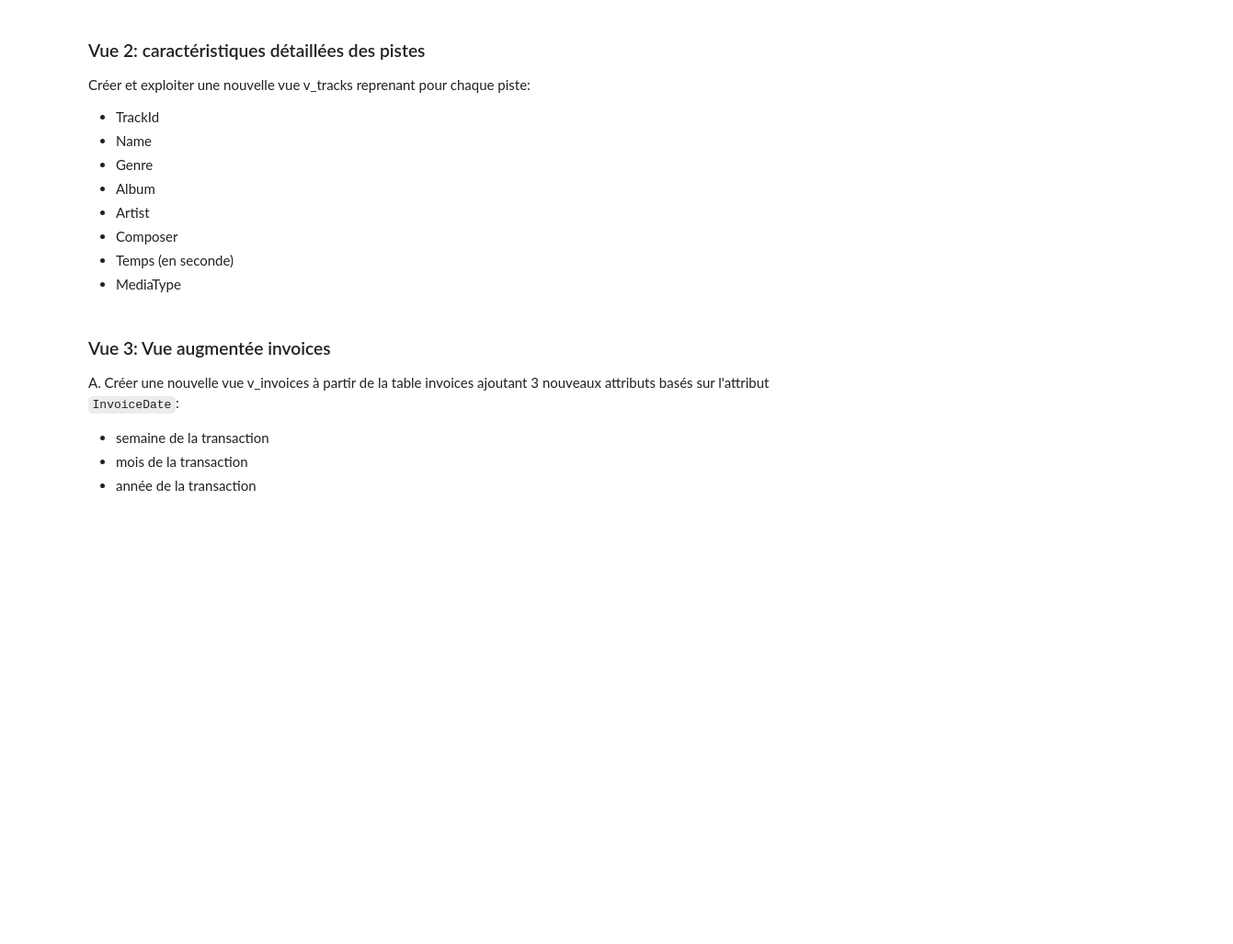
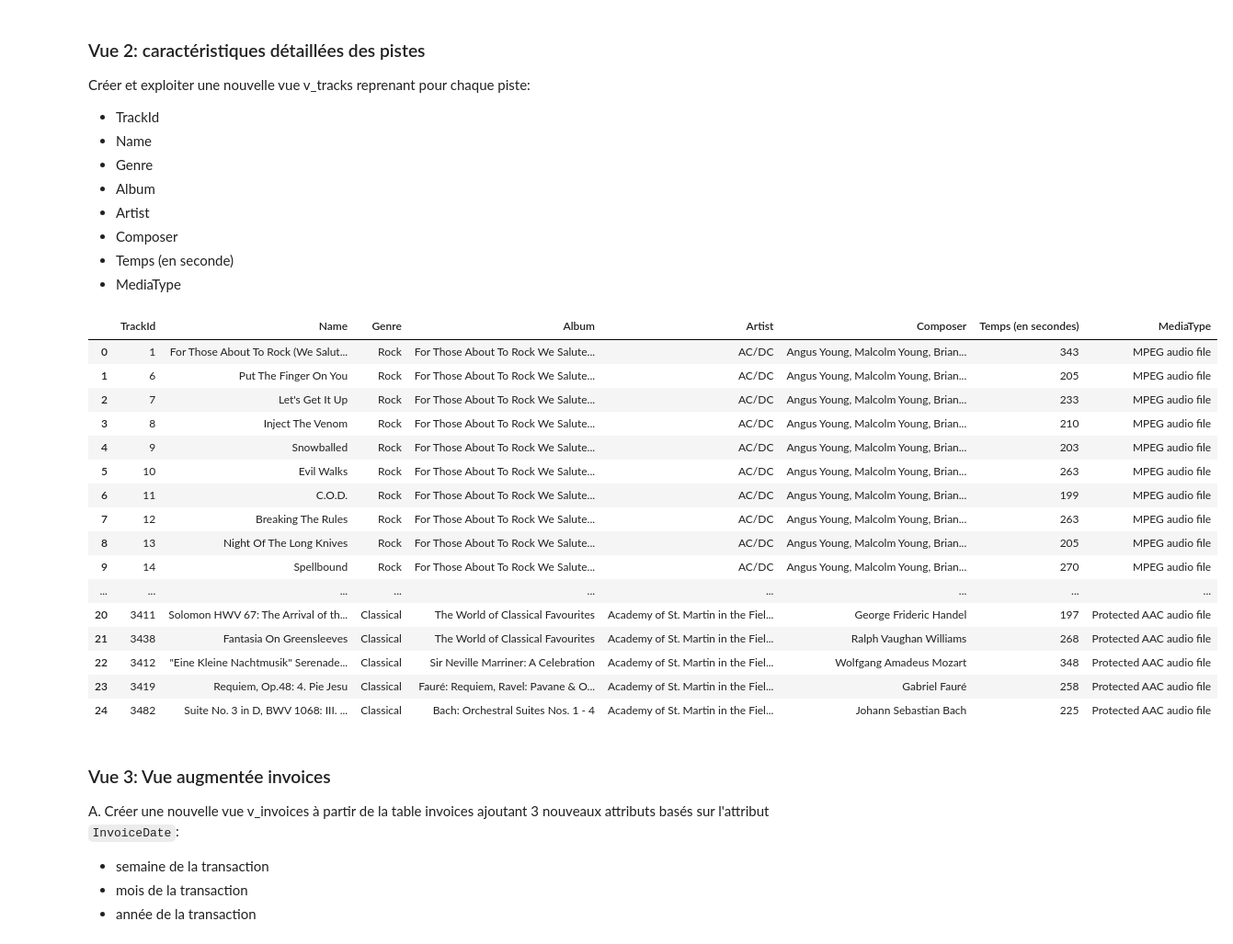
Before and after one commit to joris-devdata/digital-music-store, a Jupyter notebook: p2-vues-sql.ipynb, the cells around one changed output. Shown at 92% size. Cells and saved outputs as stored; diff of their text form; code cells hidden in the pictures; blank space fills up the shorter version.

```diff
--- a/p2-vues-sql.ipynb
+++ b/p2-vues-sql.ipynb
@@ -159,3 +260,25 @@ Créer et exploiter une nouvelle vue v_tracks reprenant pour chaque piste:
+# %%
+# Utilisation de la vue v_tracks
+albums = pd.read_sql_query("SELECT * FROM v_tracks LIMIT 25;", conn)
+albums.head(25)
+# %% [output]
+|  | TrackId | Name | Genre | Album | Artist | Composer | Temps (en secondes) | MediaType |
+| 0 | 1 | For Those About To Rock (We Salut... | Rock | For Those About To Rock We Salute... | AC/DC | Angus Young, Malcolm Young, Brian... | 343 | MPEG audio file |
+| 1 | 6 | Put The Finger On You | Rock | For Those About To Rock We Salute... | AC/DC | Angus Young, Malcolm Young, Brian... | 205 | MPEG audio file |
+| 2 | 7 | Let's Get It Up | Rock | For Those About To Rock We Salute... | AC/DC | Angus Young, Malcolm Young, Brian... | 233 | MPEG audio file |
+| 3 | 8 | Inject The Venom | Rock | For Those About To Rock We Salute... | AC/DC | Angus Young, Malcolm Young, Brian... | 210 | MPEG audio file |
+| 4 | 9 | Snowballed | Rock | For Those About To Rock We Salute... | AC/DC | Angus Young, Malcolm Young, Brian... | 203 | MPEG audio file |
+| 5 | 10 | Evil Walks | Rock | For Those About To Rock We Salute... | AC/DC | Angus Young, Malcolm Young, Brian... | 263 | MPEG audio file |
+| 6 | 11 | C.O.D. | Rock | For Those About To Rock We Salute... | AC/DC | Angus Young, Malcolm Young, Brian... | 199 | MPEG audio file |
+| 7 | 12 | Breaking The Rules | Rock | For Those About To Rock We Salute... | AC/DC | Angus Young, Malcolm Young, Brian... | 263 | MPEG audio file |
+| 8 | 13 | Night Of The Long Knives | Rock | For Those About To Rock We Salute... | AC/DC | Angus Young, Malcolm Young, Brian... | 205 | MPEG audio file |
+| 9 | 14 | Spellbound | Rock | For Those About To Rock We Salute... | AC/DC | Angus Young, Malcolm Young, Brian... | 270 | MPEG audio file |
+| ... | ... | ... | ... | ... | ... | ... | ... | ... |
+| 20 | 3411 | Solomon HWV 67: The Arrival of th... | Classical | The World of Classical Favourites | Academy of St. Martin in the Fiel... | George Frideric Handel | 197 | Protected AAC audio file |
+| 21 | 3438 | Fantasia On Greensleeves | Classical | The World of Classical Favourites | Academy of St. Martin in the Fiel... | Ralph Vaughan Williams | 268 | Protected AAC audio file |
+| 22 | 3412 | "Eine Kleine Nachtmusik" Serenade... | Classical | Sir Neville Marriner: A Celebration | Academy of St. Martin in the Fiel... | Wolfgang Amadeus Mozart | 348 | Protected AAC audio file |
+| 23 | 3419 | Requiem, Op.48: 4. Pie Jesu | Classical | Fauré: Requiem, Ravel: Pavane & O... | Academy of St. Martin in the Fiel... | Gabriel Fauré | 258 | Protected AAC audio file |
+| 24 | 3482 | Suite No. 3 in D, BWV 1068: III. ... | Classical | Bach: Orchestral Suites Nos. 1 - 4 | Academy of St. Martin in the Fiel... | Johann Sebastian Bach | 225 | Protected AAC audio file |
 # %% [markdown]
 ### Vue 3: Vue augmentée invoices
 A. Créer une nouvelle vue v_invoices à partir de la table invoices ajoutant 3 nouveaux attributs basés sur l'attribut `InvoiceDate`:
```
Also changed, not shown: parts of 6 cells of this notebook.
